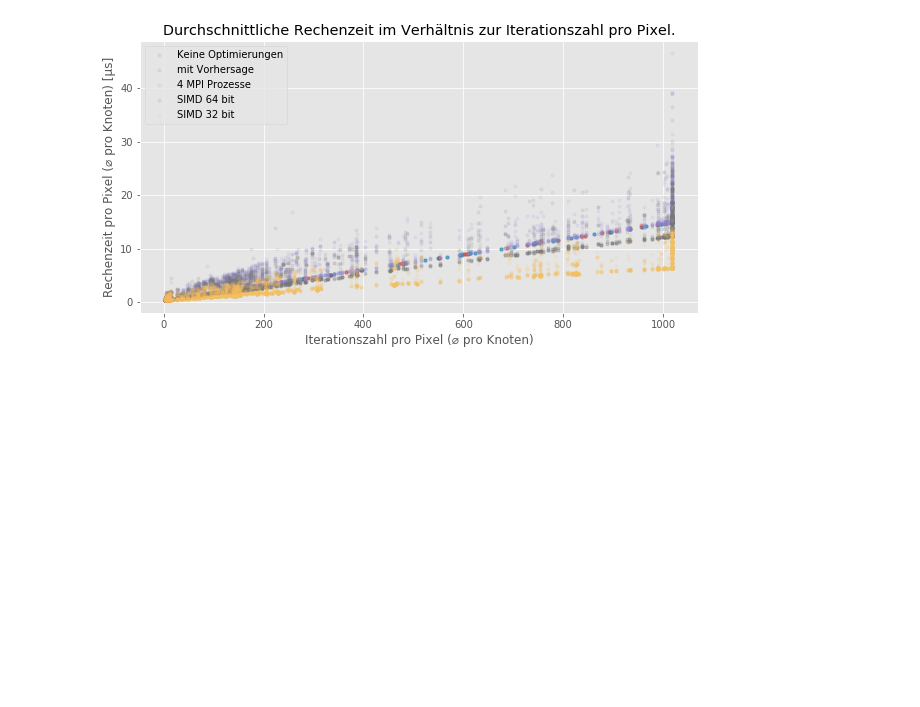
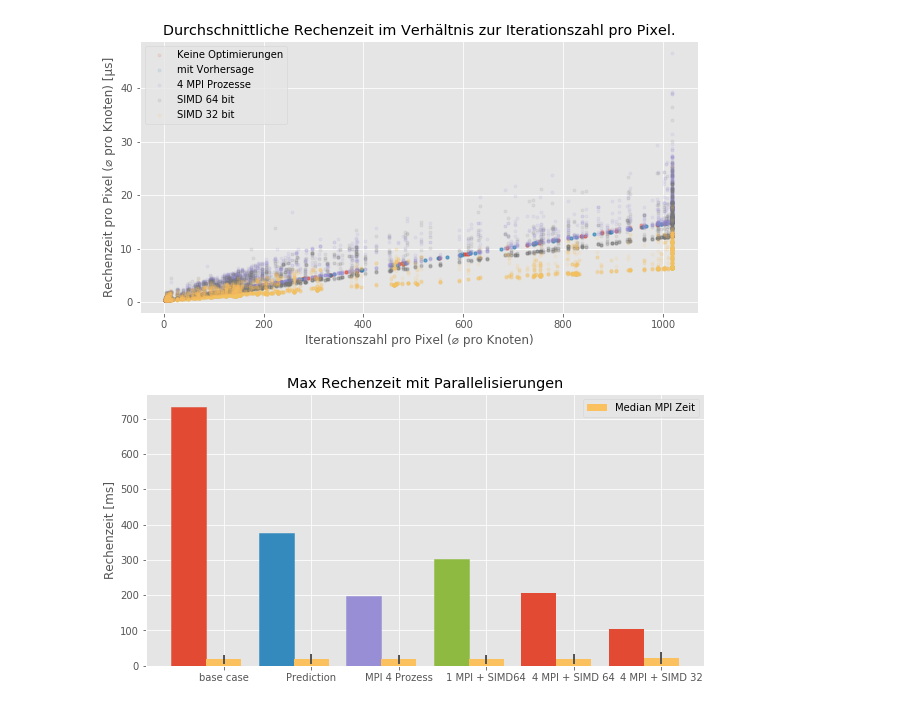
Before and after one commit to eragp/mandelbrot, a Jupyter notebook: eval/overall/overall.ipynb, the cells around one changed output. Cells and saved outputs as stored; diff of their text form; code cells hidden in the pictures; blank space fills up the shorter version.

```diff
--- a/eval/overall/overall.ipynb
+++ b/eval/overall/overall.ipynb
@@ -74,3 +74,79 @@ save_fig(fig, "overall")
 plt.show()
 # %% [output]
 [figure]
+# %%
+def load_json(path):
+    with open(path) as f:
+        data = json.load(f)
+
+    timings = [];
+    for d in data["datapoints"]:
+        s = d["setting"]
+        time = list(map(lambda x: (x["computationTime"], x['mpiTime']),
+                       sorted(d["data"]["workers"], key=lambda x: x["rank"])))
+        timings.extend(time)
+
+    return timings
+# %%
+base = load_json("./data/data_sum_base_case.json")
+pred = load_json("./data/data_sum_prediction.json")
+mpi = load_json("./data/data_sum_prediction_MPI.json")
+simd = load_json("./data/data_sum_prediction_SIMD.json")
+simd64 = load_json("./data/data_sum_prediction_MPI_SIMD.json")
+simd32 = load_json("./data/data_sum_prediction_MPI_SIMD_32bit.json")
+
+
+def stat(data):
+    a, b = zip(*data)
+    a, b = np.asarray(a) / 1e3, np.asarray(b) / 1e3
+    #m, err = mean_confidence(a, .99)
+    #m2, err2 = mean_confidence(b, .99)
+    #return m, err, m2, err2
+    return np.max(a), np.std(a), np.mean(b), np.std(b)
+
+base, baseErr, baseMPI, baseMPIErr = stat(base)
+pred, predErr, predMPI, predMPIErr = stat(pred)
+mpi, mpiErr, mpiMPI, mpiMPIErr = stat(mpi)
+simd, simdErr, simdMPI, simdMPIErr = stat(simd)
+simd64, simd64Err, simd64MPI, simd64MPIErr = stat(simd64)
+simd32, simd32Err, simd32MPI, simd32MPIErr = stat(simd32)
+
+
+x_ticks = ["base case", "Prediction", 'MPI 4 Prozess','1 MPI + SIMD64', '4 MPI + SIMD 64', '4 MPI + SIMD 32']
+x = np.arange(len(x_ticks))
+y = (base, pred, mpi, simd,simd64, simd32)
+yerr = (baseErr, predErr, mpiErr, simd, simd64Err, simd32Err)
+
+
+fig, ax = plt.subplots(figsize=(10,5))
+total_width = 0.8
+ind_width = total_width / 2
+alteration = np.arange(-(total_width / 2), total_width/2, ind_width)
+
+barlist = ax.bar(alteration[0] + x, y, align='center', width=ind_width)
+
+barlist[0].set_color('#E24A33')
+barlist[1].set_color('#348ABD')
+barlist[2].set_color('#988ED5')
+barlist[3].set_color('#8EBA42')
+
+
+yMPI = (baseMPI, predMPI, mpiMPI, simdMPI, simd64MPI, simd32MPI)
+yMPIErr = (baseMPIErr, predMPIErr, mpiMPIErr, simdMPIErr, simd64MPIErr, simd32MPIErr)
+ax.bar(alteration[1] + x, yMPI, align='center', color='#FBC15E', width=ind_width, label='Median MPI Zeit')
+
+
+#ax.errorbar(alteration[0] + x, y, yerr=yerr, color='#555555', ls='none', lw = 2, capthick = 2)
+ax.errorbar(alteration[1] + x, yMPI, yerr=yMPIErr, color='#555555', ls='none', lw = 2, capthick = 2)
+ax.set_ylabel('Rechenzeit [ms]')
+ax.set_title('Max Rechenzeit mit Parallelisierungen')
+
+ax.set_xticks(np.arange(len(x_ticks)))
+ax.set_xticklabels(x_ticks)
+ax.legend()
+#plt.yscale('log')
+#save_fig(fig, 'parallelism')
+
+plt.show()
+# %% [output]
+[figure, added]
```
Also changed, not shown: 21 other files.
